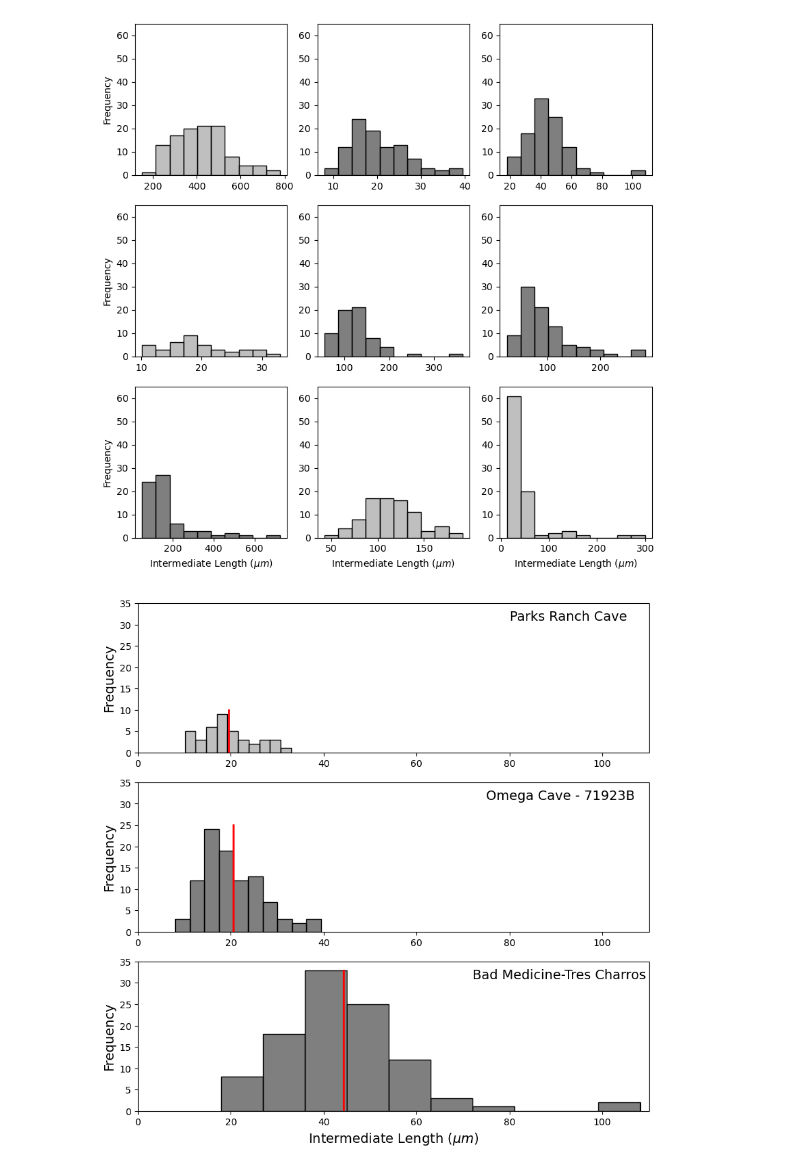
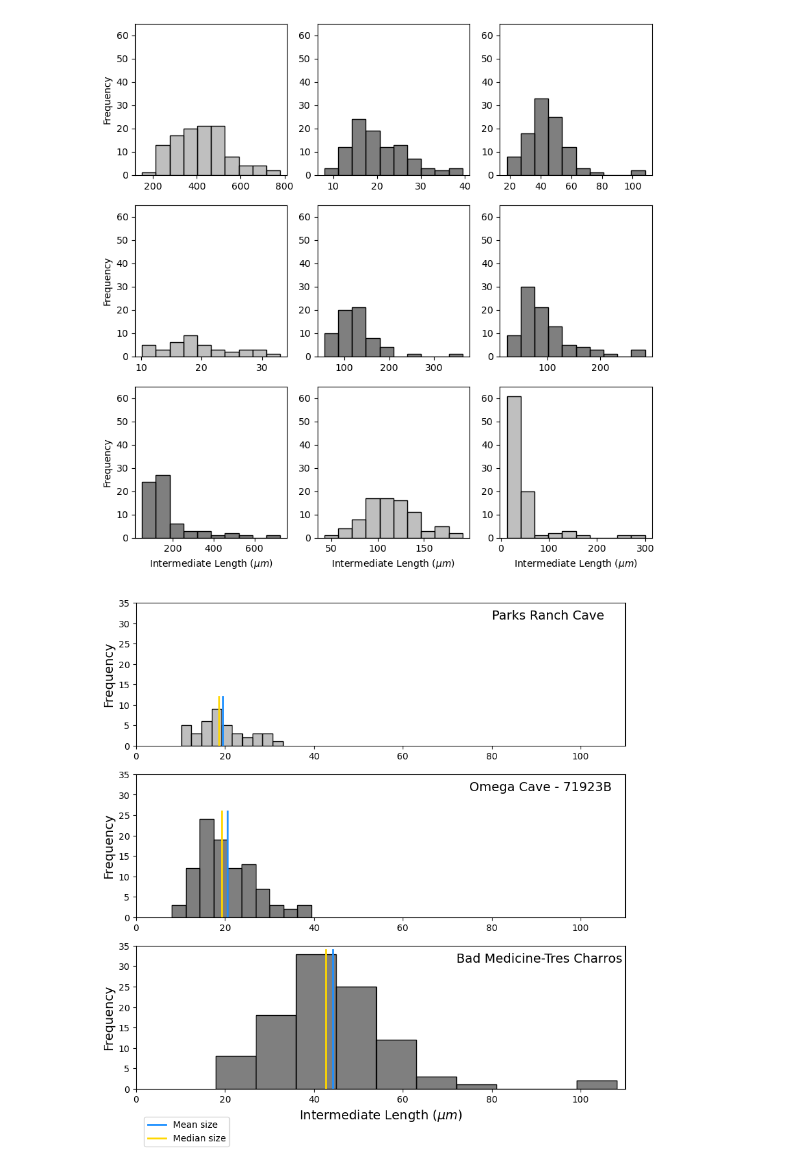
Before and after one commit to ethanoleson/Scallop_code, a Jupyter notebook: grain_size/grain_size.ipynb, the cells around one changed output. Saved outputs shown, nothing was run; the diff lists cells and outputs as text; code cells hidden in the pictures.

Commit message:
update sol and graphs

```diff
--- a/grain_size/grain_size.ipynb
+++ b/grain_size/grain_size.ipynb
@@ -70,13 +70,23 @@ lpsc_min = lpsc['Height (µm)'].min()
 onon83123A_min =  onon83123A['Height (µm)'].min()
 Bss90423A_min = Bss90423A['Height (µm)'].min()
 
-print('Omega 71921A', "mean,max,min:", Omega71923A_mean, Omega71923A_max, Omega71923A_min)
-print('Omega 71921B', "mean,max,min:", Omega71923B_mean, Omega71923B_max, Omega71923B_min)
-print('BM-TC', "mean,max,min:", BMTC80823A_mean, BMTC80823A_max, BMTC80823A_min)
-print('prc', "mean,max,min:", prc_mean, prc_max, prc_min)
-print('j2', "mean,max,min:", j2_mean, j2_max, j2_min)
-print('lpns', "mean,max,min:", lpns_mean, lpns_max, lpns_min)
-print('lpsc', 'mean, max, min', lpsc_mean, lpsc_max, lpsc_min)
-print('Onondaga', "mean,max,min:", onon83123A_mean, onon83123A_max, onon83123A_min)
-print('BSS', "mean,max,min:", Bss90423A_mean, Bss90423A_max, Bss90423A_min)
+Omega71923A_median = Omega71923A['Height (µm)'].median()
+Omega71923B_median = Omega71923B['Height (µm)'].median()
+BMTC80823A_median = BMTC80823A['Height (µm)'].median()
+prc_median = prc['Height (µm)'].median()
+j2_median = j2['Height (µm)'].median()
+lpns_median = lpns['Height (µm)'].median()
+lpsc_median = lpsc['Height (µm)'].median()
+onon83123A_median = onon83123A['Height (µm)'].median()
+Bss90423A_median = Bss90423A['Height (µm)'].median()
+
+print('Omega 71921A', "mean, median,max,min:", Omega71923A_mean, Omega71923A_median, Omega71923A_max, Omega71923A_min)
+print('Omega 71921B', "mean, median, max,min:", Omega71923B_mean, Omega71923B_median, Omega71923B_max, Omega71923B_min)
+print('BM-TC', "mean,median, max,min:", BMTC80823A_mean, BMTC80823A_median, BMTC80823A_max, BMTC80823A_min)
+print('prc', "mean, median, max,min:", prc_mean, prc_median, prc_max, prc_min)
+print('j2', "mean,median, max,min:", j2_mean, j2_median, j2_max, j2_min)
+print('lpns', "mean, median, max,min:", lpns_mean, lpns_median, lpns_max, lpns_min)
+print('lpsc', 'mean, median, max, min', lpsc_mean, lpsc_median, lpsc_max, lpsc_min)
+print('Onondaga', "mean, median, max,min:", onon83123A_mean, onon83123A_median, onon83123A_max, onon83123A_min)
+print('BSS', "mean, median, max,min:", Bss90423A_mean, Bss90423A_median, Bss90423A_max, Bss90423A_min)
 # %% [output]
@@ -216,36 +226,39 @@ axes[2,2].set_ylim(0,65)
 # %%
 fig, axes =plt.subplots(3,1, figsize =(9.75, 9.75))
 
 #Parks Ranch
 sns.histplot(prc, x = prc['Height (µm)'], bins = 10, color = 'gray', alpha  = 0.5, ax = axes[0])
-axes[0].plot([prc_mean, prc_mean], [0,10], linewidth = 2, color = 'red', label = 'mean size')
+axes[0].plot([prc_mean, prc_mean], [0,12], linewidth = 2, color = 'dodgerblue', label = 'Mean size ')
+axes[0].plot([prc_median, prc_median], [0,12], linewidth = 2, color = 'gold', label = 'Median size')
 axes[0].set_ylabel('Frequency', fontsize = 14)
 axes[0].set_xlabel('')
 axes[0].set_ylim(0,35)
 axes[0].set_xlim(0,110)
 axes[0].text(80, 31, 'Parks Ranch Cave', fontsize = 14)
 
 sns.histplot(Omega71923B, x = Omega71923B['Height (µm)'], bins = 10, color= 'black', alpha = 0.5, ax = axes[1])
-axes[1].plot([Omega71923B_mean, Omega71923B_mean], [0,25], linewidth = 2, color = 'red', label = 'mean size')
+axes[1].plot([Omega71923B_mean, Omega71923B_mean], [0,26], linewidth = 2, color ='dodgerblue', label = 'mean size')
+axes[1].plot([Omega71923B_median, Omega71923B_median], [0,26], linewidth = 2, color ='gold', label = 'median size')
 axes[1].set_xlabel('')
 axes[1].set_ylabel('Frequency',fontsize = 14)
 axes[1].set_ylim(0,35)
 axes[1].set_xlim(0,110)
 axes[1].text(75, 31, 'Omega Cave - 71923B', fontsize = 14)
 
 sns.histplot(BMTC80823A, x = BMTC80823A['Height (µm)'], bins = 10, color = 'black', alpha = 0.5, ax = axes [2])
-axes[2].plot([BMTC80823A_mean, BMTC80823A_mean], [0,33], linewidth = 2, color = 'red', label = 'mean size')
+axes[2].plot([BMTC80823A_mean, BMTC80823A_mean], [0,34], linewidth = 2, color = 'dodgerblue', label = 'Mean size')
+axes[2].plot([BMTC80823A_median, BMTC80823A_median], [0,34], linewidth = 2, color = 'gold', label = 'Median size')
 axes[2].set_xlabel('Intermediate Length ($\mu m$)', fontsize = 14)
 axes[2].set_ylabel('Frequency',fontsize = 14)
 axes[2].set_ylim(0,35)
 axes[2].set_xlim(0,110)
 axes[2].text(72, 31, 'Bad Medicine-Tres Charros', fontsize = 14)
-
+plt.legend(loc = 'right', bbox_to_anchor = (0.2, -0.3))
 plt.savefig('allochem_sizes_plate_1.png', dpi =600)
 
 plt.show()
 # %% [output]
-[figure, old version]
+[figure, new version]
 # %%
 fig, axes =plt.subplots(4,1, figsize =(9.75, 9.75))
 
```
Also changed, not shown: parts of 3 cells of this notebook, 6 other files.
